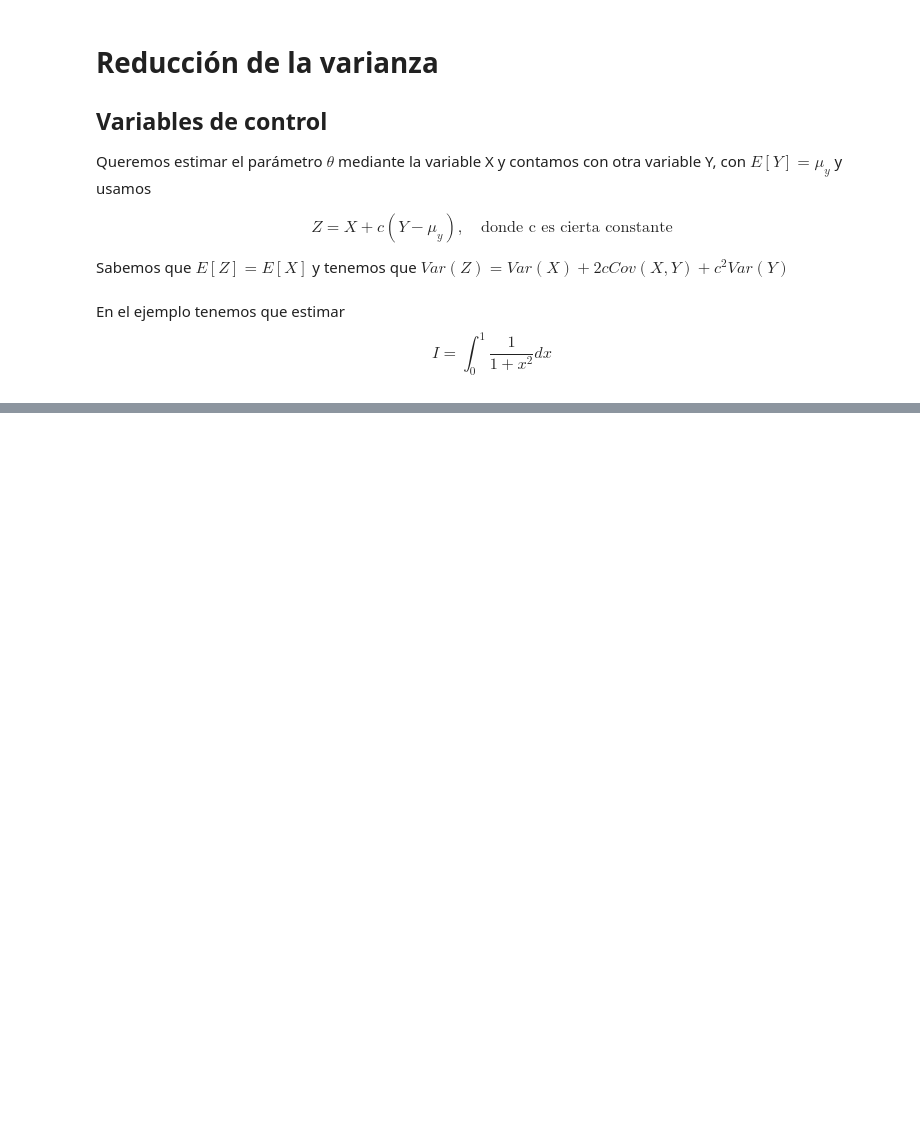
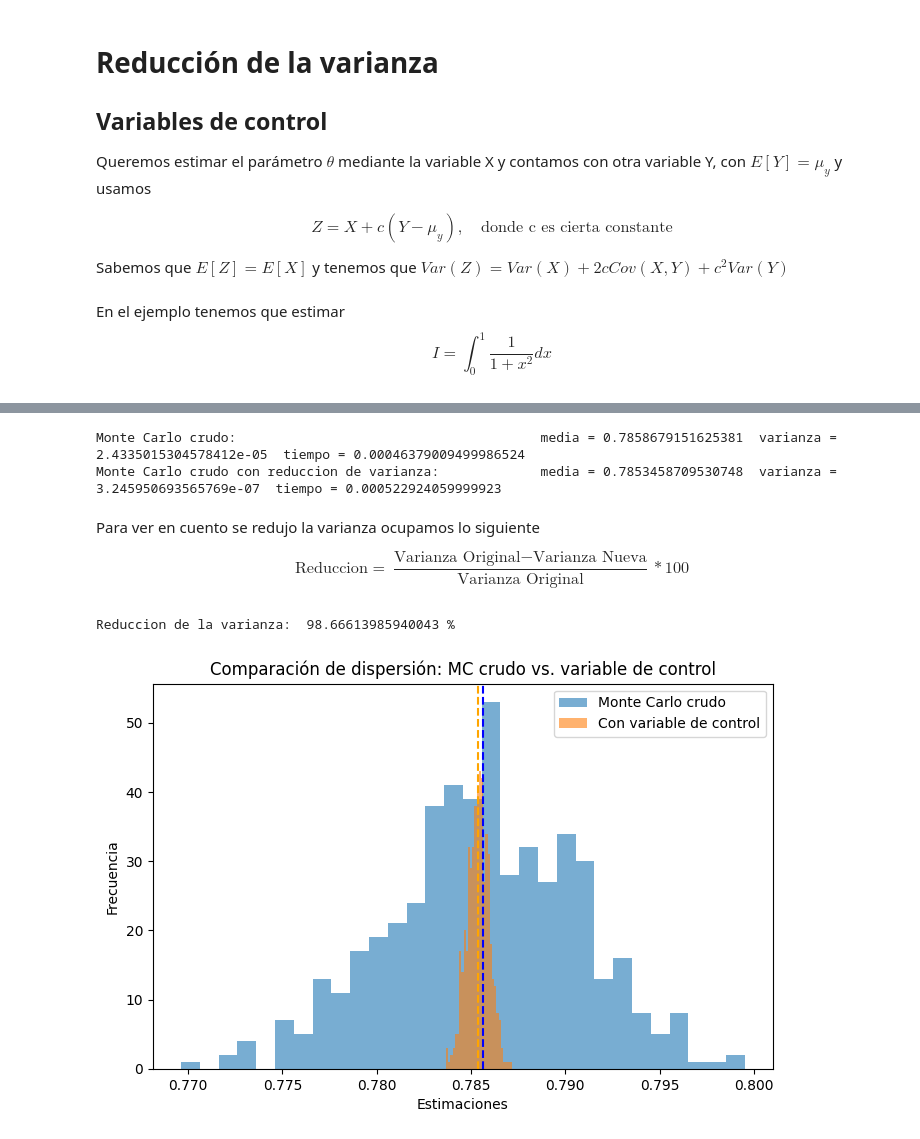
Before and after one commit to noemigarcia27/SImulacion-II, a Jupyter notebook: Reduccion_de_la_varianzaII.ipynb, the cells around one changed output, grey strips where cells are left out. Cells and saved outputs as stored; diff of their text form; code cells hidden in the pictures; blank space fills up the shorter version.

```diff
--- a/Reduccion_de_la_varianzaII.ipynb
+++ b/Reduccion_de_la_varianzaII.ipynb
@@ -57,0 +61,8 @@ def mc_crudo(N, n, func=g, a=0.0, b=1.0):
+# %%
+cov = 0.5 * np.log(2) - np.pi / 8 # Cálculo teórico de Cov(f(U),U)
+print("Cov(f(U), U) =", cov)
+
+c = -12 * cov  # Constante c
+print("Constante óptima c* =", c_star)
+
+EY = 0.5 # Valor esperado de Y
@@ -57,0 +93,50 @@ def mc_crudo(N, n, func=g, a=0.0, b=1.0):
+# %%
+N = 1000
+n = 200
+
+mean_X, var_X, t_X = mc_crudo(N, n)
+mean_Z, var_Z, t_Z = mc_crudo_control(N, n)
+# %%
+print("Monte Carlo crudo:                                       media =", mean_X, " varianza =", var_X, " tiempo =", t_X)
+print("Monte Carlo crudo con reduccion de varianza:             media =", mean_Z, " varianza =", var_Z, " tiempo =", t_Z)
+# %% [output]
+Monte Carlo crudo:                                       media = 0.7858679151625381  varianza = 2.4335015304578412e-05  tiempo = 0.00046379009499986524
+Monte Carlo crudo con reduccion de varianza:             media = 0.7853458709530748  varianza = 3.245950693565769e-07  tiempo = 0.000522924059999923
+# %% [markdown]
+Para ver en cuento se redujo la varianza ocupamos lo siguiente
+
+$$ \text{Reduccion} = \frac{ \text{Varianza Original} - \text{Varianza Nueva} }{ \text{Varianza Original} } * 100 $$
+# %%
+reduccion=((var_X-var_Z)/var_X)*100
+print("Reduccion de la varianza: ", reduccion, "%")
+# %% [output]
+Reduccion de la varianza:  98.66613985940043 %
+# %%
+Xs = []
+Zs = []
+
+for _ in range(n):
+    suma_g = 0
+    suma_u = 0
+    for _ in range(N):
+        u = rd.random()
+        suma_g += g(u)
+        suma_u += u
+    X = suma_g / N
+    Y = suma_u / N
+    Z = X + c * (Y - EY)
+    Xs.append(X)
+    Zs.append(Z)
+
+plt.figure(figsize=(8,5))
+plt.hist(Xs, bins=30, alpha=0.6, label="Monte Carlo crudo")
+plt.hist(Zs, bins=30, alpha=0.6, label="Con variable de control")
+plt.axvline(np.mean(Xs), color='blue', linestyle='--')
+plt.axvline(np.mean(Zs), color='orange', linestyle='--')
+plt.xlabel("Estimaciones")
+plt.ylabel("Frecuencia")
+plt.legend()
+plt.title("Comparación de dispersión: MC crudo vs. variable de control")
+plt.show()
+# %% [output]
+[figure, added]
```
Also changed, not shown: parts of 5 cells of this notebook.
